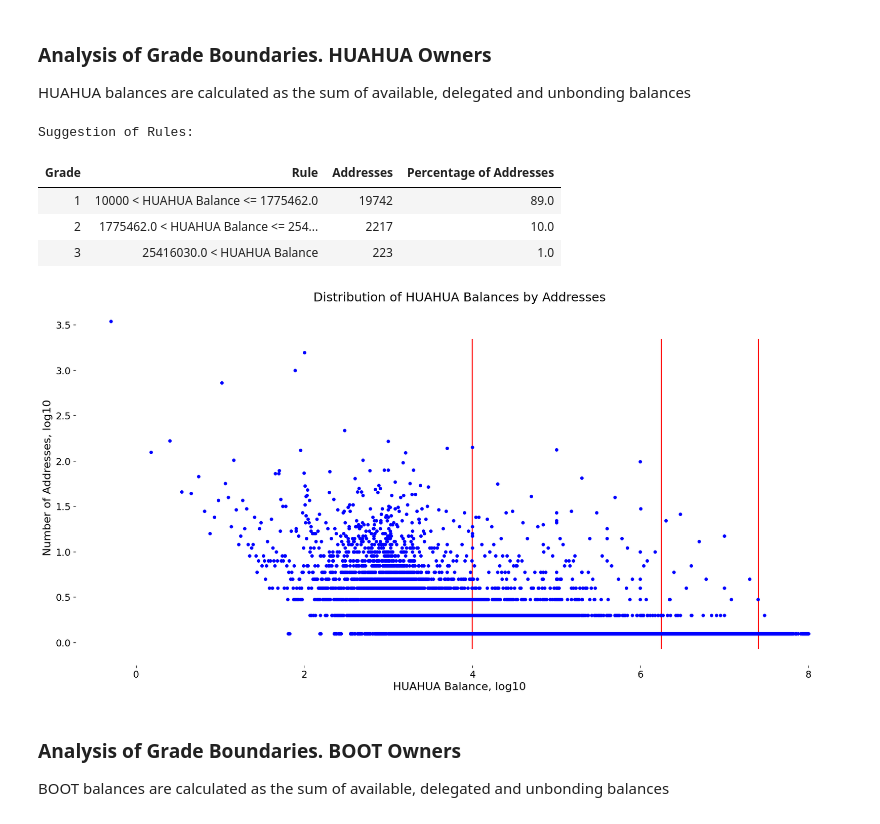
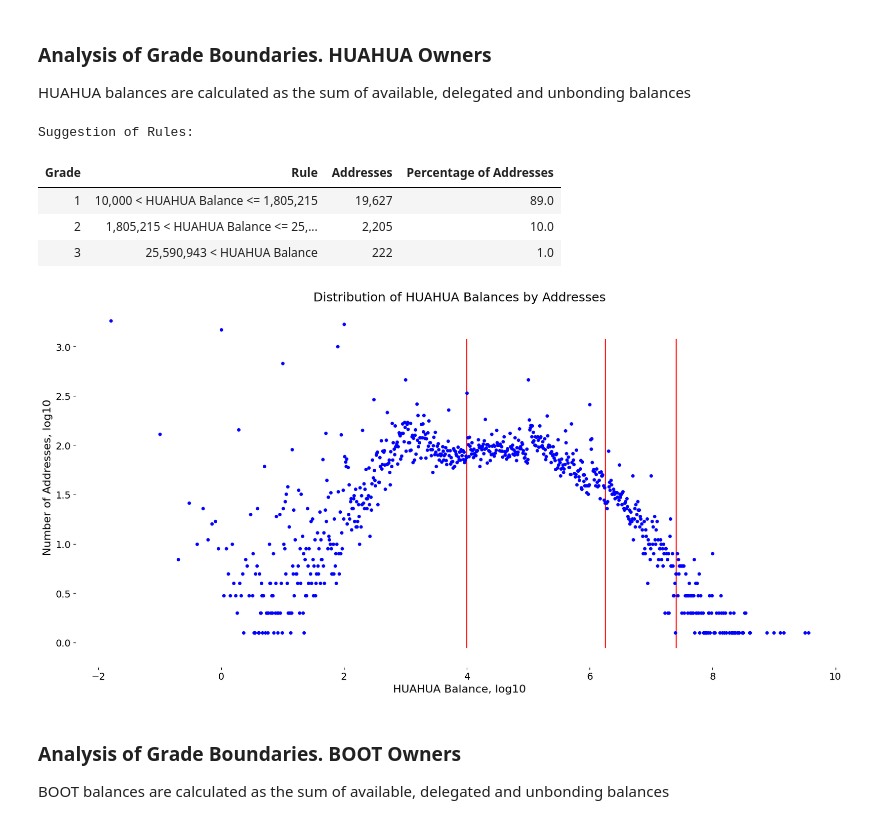
Before and after one commit to Snedashkovsky/cybergift, a Jupyter notebook: pussygift.ipynb, the cells around one changed output. Drawn from its saved outputs; the diff is of its cells as text; code cells hidden in the pictures.

Commit message:
- Update calculations of Pussy Gift distribution (change distribution between blockchains) - Update of rules displaying (formatting) - Update charts (move to real logarithmic scale)

```diff
--- a/pussygift.ipynb
+++ b/pussygift.ipynb
@@ -12,7 +12,12 @@ from IPython.core.display import display, HTML
 from src.extractor_cosmos_sdk_snapshots import get_balances
 from src.utils_charts import grade_boundaries_analysis
 # %%
-initial_boundary_dict = {
+TOTAL_GIFT_SIZE = 95e16
+GIFT_PER_SEGMENT = {
+    'Bostrom': 10e16,
+    'Desmos': 10e16
+}
+INITIAL_BOUNDARY_DICT = {
     'atom': 0.1,
     'luna': 1,
     'osmo': 1,
@@ -47,13 +52,23 @@ def analyze_chain(snapshot_url: str,
                   balances_items=None) -> [pd.DataFrame, list]:
     if balances_items is None:
         balances_items = ['delegated']
-    _balances_df = get_balances(snapshot_url=snapshot_url, coin=coin, decimals=decimals, balances_items=balances_items)
-    _balances_agg_df = _balances_df.groupby('balance_coin_rounded')['address'].agg(
-        [('number_of_addresses', np.count_nonzero)]).reset_index()
+    # if initial_boundary < 1:
+    #     rounded_function = lambda x: floor(10 ** (round(log10(x), 2)) * 10) / 10 if x > 0.1 else 0.05
+    # else:
+    # rounded_function = None
+
+    _balances_df = get_balances(snapshot_url=snapshot_url, coin=coin, decimals=decimals,
+                                balances_items=balances_items)  #,
+    # rounded_function=rounded_function)
+
+    _balances_agg_df = _balances_df.groupby('balance_coin').agg(
+        number_of_addresses=('address', np.count_nonzero),
+        balance_coin_rounded=('balance_coin_rounded', np.max)).reset_index()
 
     _boundaries = grade_boundaries_analysis(
         distribution_df=_balances_agg_df,
-        value_column='balance_coin_rounded',
+        value_column='balance_coin',
+        chart_value_column='balance_coin_rounded',
         address_column='number_of_addresses',
         address_chart_label='Number of Addresses, log10',
         value_chart_label=f'{coin_for_display} Balance, log10',
@@ -100,18 +115,18 @@ HUAHUA balances are calculated as the sum of available, delegated and unbonding
 # %%
 huahua_balances_df, huahua_boundaries = analyze_chain(
     snapshot_url="data/pussy/chihuahua_4890535.json",
     coin='uhuahua',
     coin_for_display='HUAHUA',
-    initial_boundary=initial_boundary_dict['huahua'],
-    max_show_value=100_000_000,
+    initial_boundary=INITIAL_BOUNDARY_DICT['huahua'],
+    max_show_value=10_000_000_000,
     segment='ChiHuaHua')
 # %% [output]
 Suggestion of Rules:
 | Grade | Rule | Addresses | Percentage of Addresses |
-| 1 | 10000 < HUAHUA Balance <= 1775462.0 | 19742 | 89.0 |
-| 2 | 1775462.0 < HUAHUA Balance <= 254... | 2217 | 10.0 |
-| 3 | 25416030.0 < HUAHUA Balance | 223 | 1.0 |
+| 1 | 10,000 < HUAHUA Balance <= 1,805,215 | 19,627 | 89.0 |
+| 2 | 1,805,215 < HUAHUA Balance <= 25,... | 2,205 | 10.0 |
+| 3 | 25,590,943 < HUAHUA Balance | 222 | 1.0 |
-[figure, old version]
+[figure, new version]
 # %% [markdown]
 ### Analysis of Grade Boundaries. BOOT Owners
 BOOT balances are calculated as the sum of available, delegated and unbonding balances
```
Also changed, not shown: parts of 21 cells of this notebook, 2 other files.
